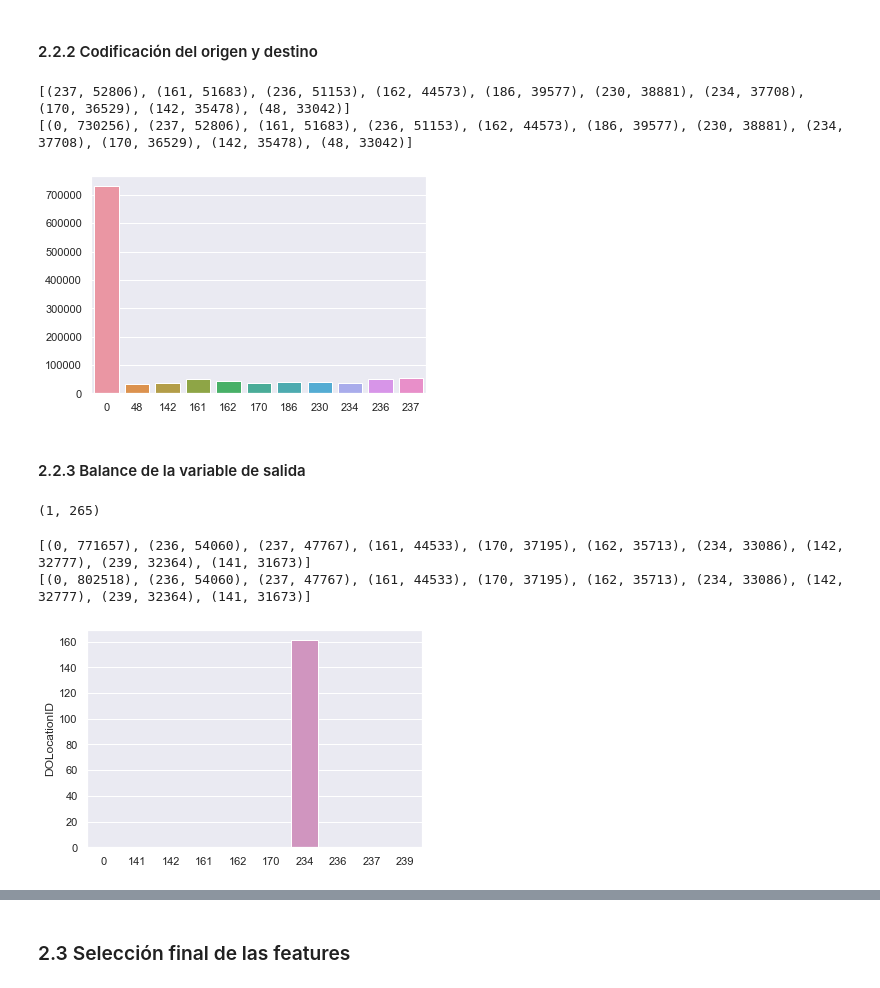
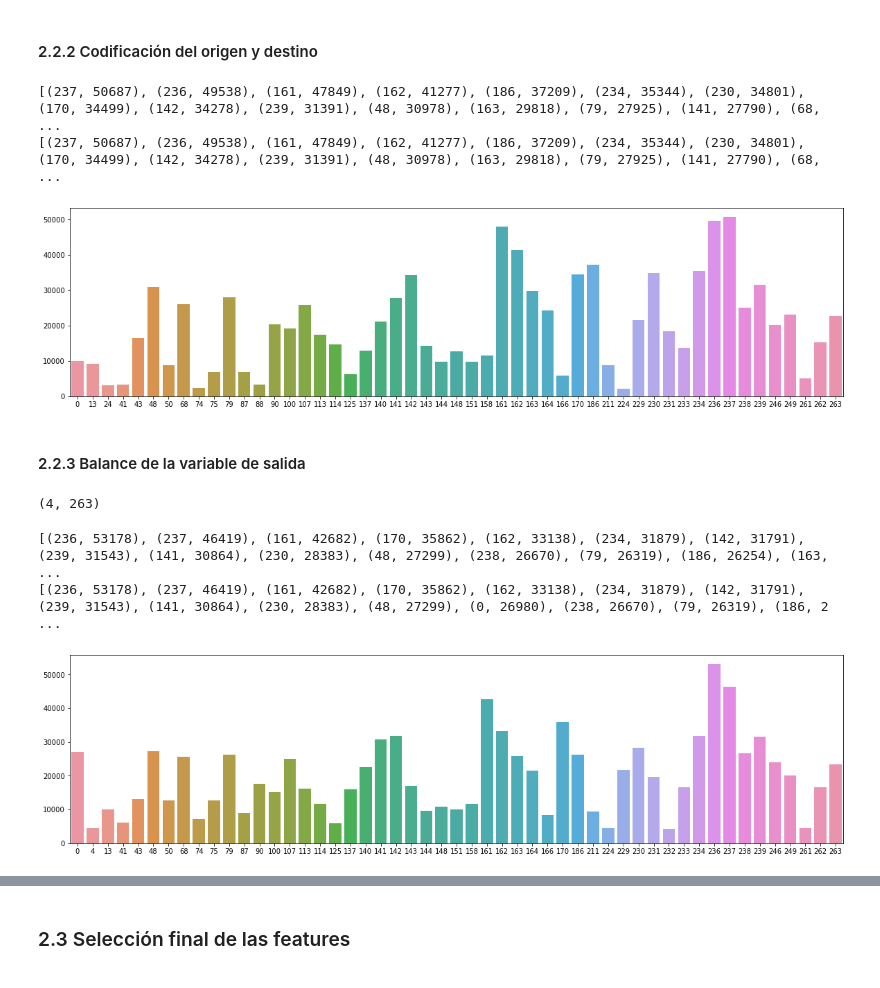
Before and after one commit to santiagobiobot/uba-ia-add-tpfinal, a Jupyter notebook: TP-final-Carlos.ipynb, the cells around one changed output, grey strips where cells are left out. Saved outputs shown, nothing was run; the diff lists cells and outputs as text; code cells hidden in the pictures.

Commit message:
Se filtra el dataset por los codigos de Manhattan.

```diff
--- a/TP-final-Carlos.ipynb
+++ b/TP-final-Carlos.ipynb
@@ -57,16 +57,16 @@ df_list = []
 
 for filename in all_files:
     # Se carga el archivo
-    df = pd.read_parquet(filename)
+    df_all = pd.read_parquet(filename)
     # Tomo el 10% del dataset total
-    df = df.sample(frac=0.1)
+    df_all = df_all.sample(frac=0.1)
     # Agrego a la lista
-    df_list.append(df)
+    df_list.append(df_all)
 
 
-df = pd.concat(df_list, axis=0, ignore_index=True)
+df_all = pd.concat(df_list, axis=0, ignore_index=True)
 
 
-df.describe()
+df_all.describe()
 # %% [output]
 |  | VendorID | passenger_count | trip_distance | RatecodeID | PULocationID | DOLocationID | payment_type | ... |
@@ -80,0 +83,2 @@ df.describe()
+# %%
+df = df_all.query(f'PULocationID in {manhattan_codes} & DOLocationID in {manhattan_codes}')
@@ -431,7 +434,3 @@ Cantidad de nulos: 1571207/1571207
 ## 2. Limpieza de los datos
 # %% [markdown]
 ### 2.1 Datos faltantes
-# %%
-# verificamos cantidad de items repetidos y los eliminamos
-df = df.drop_duplicates()
-df.describe() #TODO: Agrego describe para que se noten las cantidades eliminadas
@@ -623,7 +612,7 @@ print(f'Duraciones inválidas: {duration_invalid}')
 Duraciones inválidas: 0
 # %%
 # Se eliminan las duraciones invalidas
-df = df[(df['duration'] >= 0)]
+df = df[(df['duration'] > 0)]
 # %% [markdown]
 #### 2.2.2 Codificación del origen y destino
 # %%
@@ -643,44 +632,45 @@ df = df[(df['duration'] >= 0)]
 #   if x <= th:
 #     return 0
 #   return x
 
 # df['PULocationIDFreq'] = df['PULocationIDFreq'].apply(lambda x: clear_location_low_values(x, location_id_min_th_count))
 # # df['DOLocationIDFreq'] = df['DOLocationIDFreq'].apply(lambda x: clear_location_low_values(x, location_id_min_th_count))
 # Contamos las apariciones de los lugares mas concurridos
 from turtle import color
 
 
 mostPickUpSites = Counter(df['PULocationID'])
 
-# Mostramos los 10 primeros.
-print(mostPickUpSites.most_common(10))
+# Mostramos los 20 primeros.
+print(mostPickUpSites.most_common(50))
 
-aux = mostPickUpSites.most_common(10)
+aux = mostPickUpSites.most_common(50)
 most_pickup_important_places = []
 for i in aux:
     most_pickup_important_places.append(i[0])
 
 
 # for i, placeValue in enumerate(df['DOLocationID']):
 #     if (not placeValue in most_important_places):
 #         df.loc[i,'DOLocationID'] = 0
 
 df['PULocationID'] = np.where(df['PULocationID'].isin(most_pickup_important_places), df['PULocationID'], 0)
 
 type_feature = df['PULocationID'].value_counts()
 
+plt.figure(figsize=(20,5))
 sns.barplot(x=type_feature.index, y=type_feature.values, data=df['PULocationID'])
 commonPickUpSites = Counter(df['PULocationID'])
-# Mostramos los 10 primeros.
+# Mostramos los 20 primeros.
 print(commonPickUpSites.most_common(20))
 # %% [output]
-[(237, 52806), (161, 51683), (236, 51153), (162, 44573), (186, 39577), (230, 38881), (234, 37708), (170, 36529), (142, 35478), (48, 33042)]
-[(0, 730256), (237, 52806), (161, 51683), (236, 51153), (162, 44573), (186, 39577), (230, 38881), (234, 37708), (170, 36529), (142, 35478), (48, 33042)]
+[(237, 50687), (236, 49538), (161, 47849), (162, 41277), (186, 37209), (234, 35344), (230, 34801), (170, 34499), (142, 34278), (239, 31391), (48, 30978), (163, 29818), (79, 27925), (141, 27790), (68,  ...
+[(237, 50687), (236, 49538), (161, 47849), (162, 41277), (186, 37209), (234, 35344), (230, 34801), (170, 34499), (142, 34278), (239, 31391), (48, 30978), (163, 29818), (79, 27925), (141, 27790), (68,  ...
-[figure, old version]
+[figure, new version]
 # %% [markdown]
 #### 2.2.3 Balance de la variable de salida
 # %%
 #verifico el rango de los ids
 df['DOLocationID'].min(), df['DOLocationID'].max()
 # %% [output]
-(1, 265)
+(4, 263)
@@ -695,10 +680,10 @@ df['DOLocationID'].min(), df['DOLocationID'].max()
 # Contamos las apariciones de los lugares mas concurridos
 mostCommonSites = Counter(df['DOLocationID'])
 
-# Mostramos los 10 primeros.
-print(mostCommonSites.most_common(10))
+# Mostramos los 50 primeros.
+print(mostCommonSites.most_common(50))
 
-aux = mostCommonSites.most_common(10)
+aux = mostCommonSites.most_common(50)
 most_important_places = []
 for i in aux:
     most_important_places.append(i[0])
@@ -711,15 +696,15 @@ for i in aux:
 df['DOLocationID'] = np.where(df['DOLocationID'].isin(most_important_places), df['DOLocationID'], 0)
 
 doLocation_feature = df['DOLocationID'].value_counts()
-
+plt.figure(figsize=(20,5))
 sns.barplot(x=doLocation_feature.index, y=doLocation_feature.values, data=df['DOLocationID'])
 commonSites = Counter(df['DOLocationID'])
-# Mostramos los 10 primeros.
+# Mostramos los 50 primeros.
 print(commonSites.most_common(20))
 # %% [output]
-[(0, 771657), (236, 54060), (237, 47767), (161, 44533), (170, 37195), (162, 35713), (234, 33086), (142, 32777), (239, 32364), (141, 31673)]
-[(0, 802518), (236, 54060), (237, 47767), (161, 44533), (170, 37195), (162, 35713), (234, 33086), (142, 32777), (239, 32364), (141, 31673)]
+[(236, 53178), (237, 46419), (161, 42682), (170, 35862), (162, 33138), (234, 31879), (142, 31791), (239, 31543), (141, 30864), (230, 28383), (48, 27299), (238, 26670), (79, 26319), (186, 26254), (163, ...
+[(236, 53178), (237, 46419), (161, 42682), (170, 35862), (162, 33138), (234, 31879), (142, 31791), (239, 31543), (141, 30864), (230, 28383), (48, 27299), (0, 26980), (238, 26670), (79, 26319), (186, 2 ...
-[figure, old version]
+[figure, new version]
 # %%
 df.describe()
 # %% [output]
```
Also changed, not shown: parts of 69 cells of this notebook.
